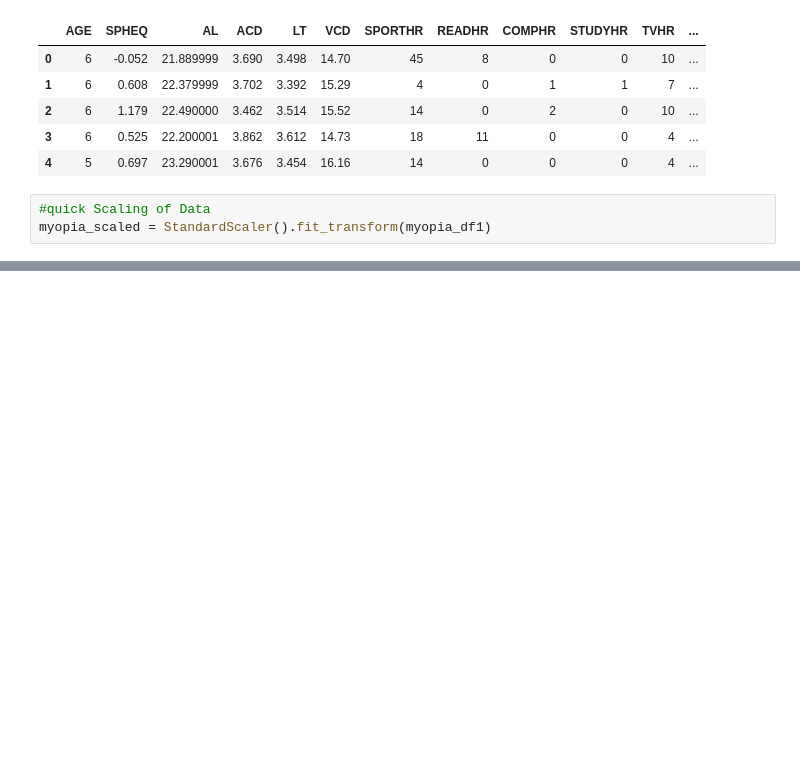
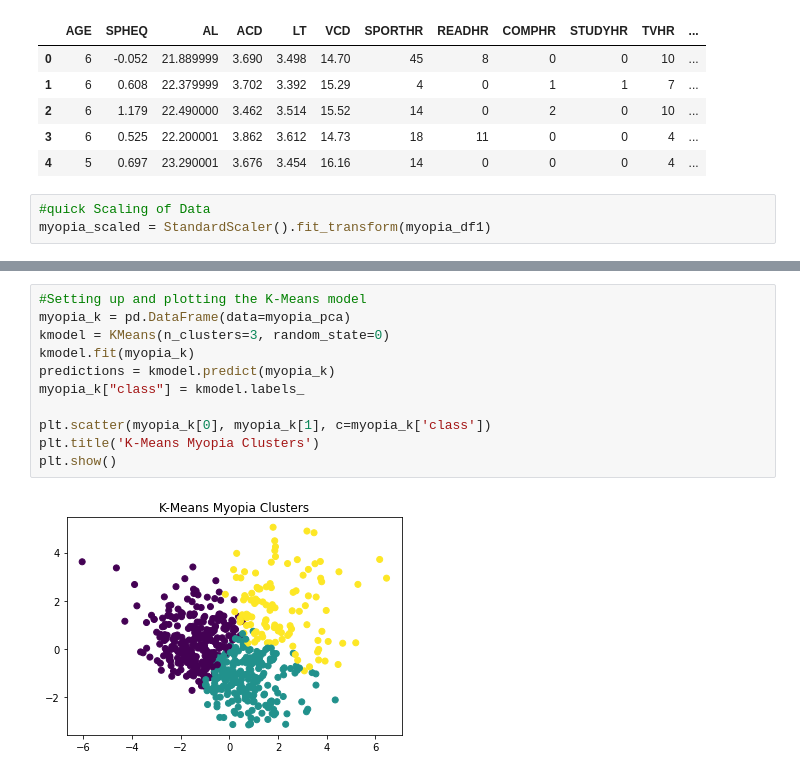
Before and after one commit to CBPher24/Myopic_Clusters, a Jupyter notebook: Myopia Clusters.ipynb, the cells around one changed output, grey strips where cells are left out. Cells and saved outputs as stored; diff of their text form; blank space fills up the shorter version.

```diff
--- a/Myopia Clusters.ipynb
+++ b/Myopia Clusters.ipynb
@@ -43,0 +70,13 @@ array([[ 5.35502713e-01,  1.14500427e+00, -1.38501894e+00, ...,
+# %%
+#Setting up and plotting the K-Means model
+myopia_k = pd.DataFrame(data=myopia_pca)
+kmodel = KMeans(n_clusters=3, random_state=0)
+kmodel.fit(myopia_k)
+predictions = kmodel.predict(myopia_k)
+myopia_k["class"] = kmodel.labels_
+
+plt.scatter(myopia_k[0], myopia_k[1], c=myopia_k['class'])
+plt.title('K-Means Myopia Clusters')
+plt.show()
+# %% [output]
+[figure, added]
```
Also changed, not shown: parts of 6 cells of this notebook.
